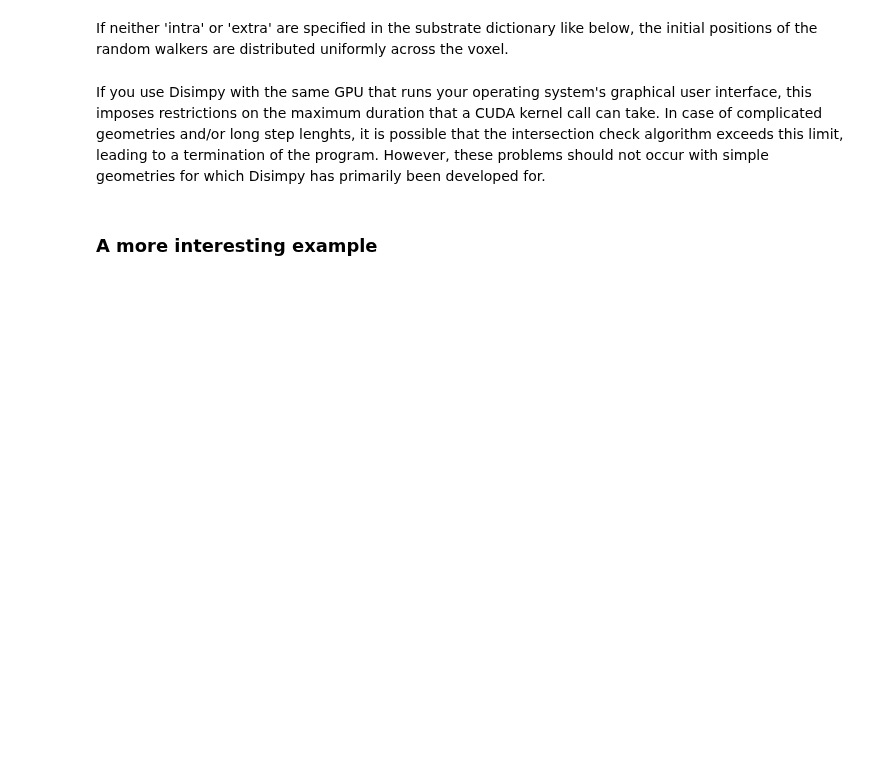
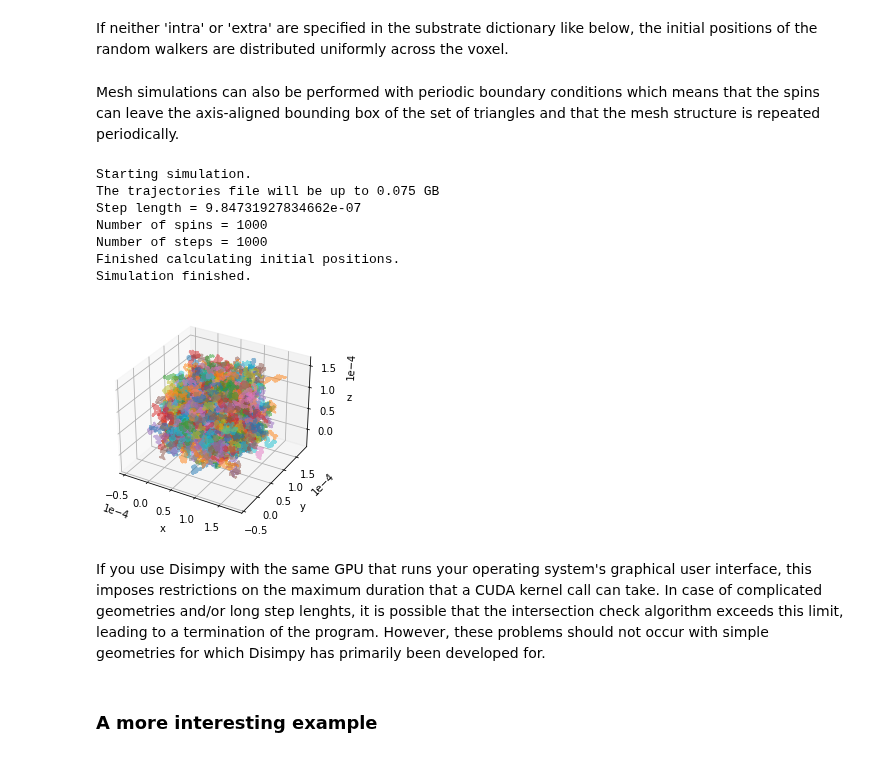
Before and after one commit to kerkelae/disimpy, a Jupyter notebook: docs/source/tutorial.ipynb, the cells around one changed output. Saved outputs shown, nothing was run; the diff lists cells and outputs as text; code cells hidden in the pictures; blank space fills up the shorter version.

Commit message:
instructions for periodic boundary conditions

```diff
--- a/docs/source/tutorial.ipynb
+++ b/docs/source/tutorial.ipynb
@@ -191,6 +191,27 @@ If neither 'intra' or 'extra' are specified in the substrate dictionary like bel
 # %%
 substrate = {'type' : 'mesh',
              'mesh' : mesh}
+# %% [markdown]
+Mesh simulations can also be performed with periodic boundary conditions which means that the spins can leave the axis-aligned bounding box of the set of triangles and that the mesh structure is repeated periodically.
+# %%
+substrate = {'type' : 'mesh',
+             'mesh' : mesh,
+             'periodic' : True}  # Periodic boundary conditions
+
+n_s = int(1e3)
+signals = simulations.simulation(n_s, diffusivity, gradient, dt, substrate,
+                                 trajectories='example_traj.txt')
+
+utils.show_traj('example_traj.txt')
+# %% [output]
+Starting simulation.
+The trajectories file will be up to 0.075 GB
+Step length = 9.84731927834662e-07
+Number of spins = 1000
+Number of steps = 1000
+Finished calculating initial positions.
+Simulation finished.
+[figure, added]
 # %% [markdown]
 If you use Disimpy with the same GPU that runs your operating system's graphical user interface, this imposes restrictions on the maximum duration that a CUDA kernel call can take. In case of complicated geometries and/or long step lenghts, it is possible that the intersection check algorithm exceeds this limit, leading to a termination of the program. However, these problems should not occur with simple geometries for which Disimpy has primarily been developed for.
 # %% [markdown]
```
Also changed, not shown: parts of 5 cells of this notebook.
